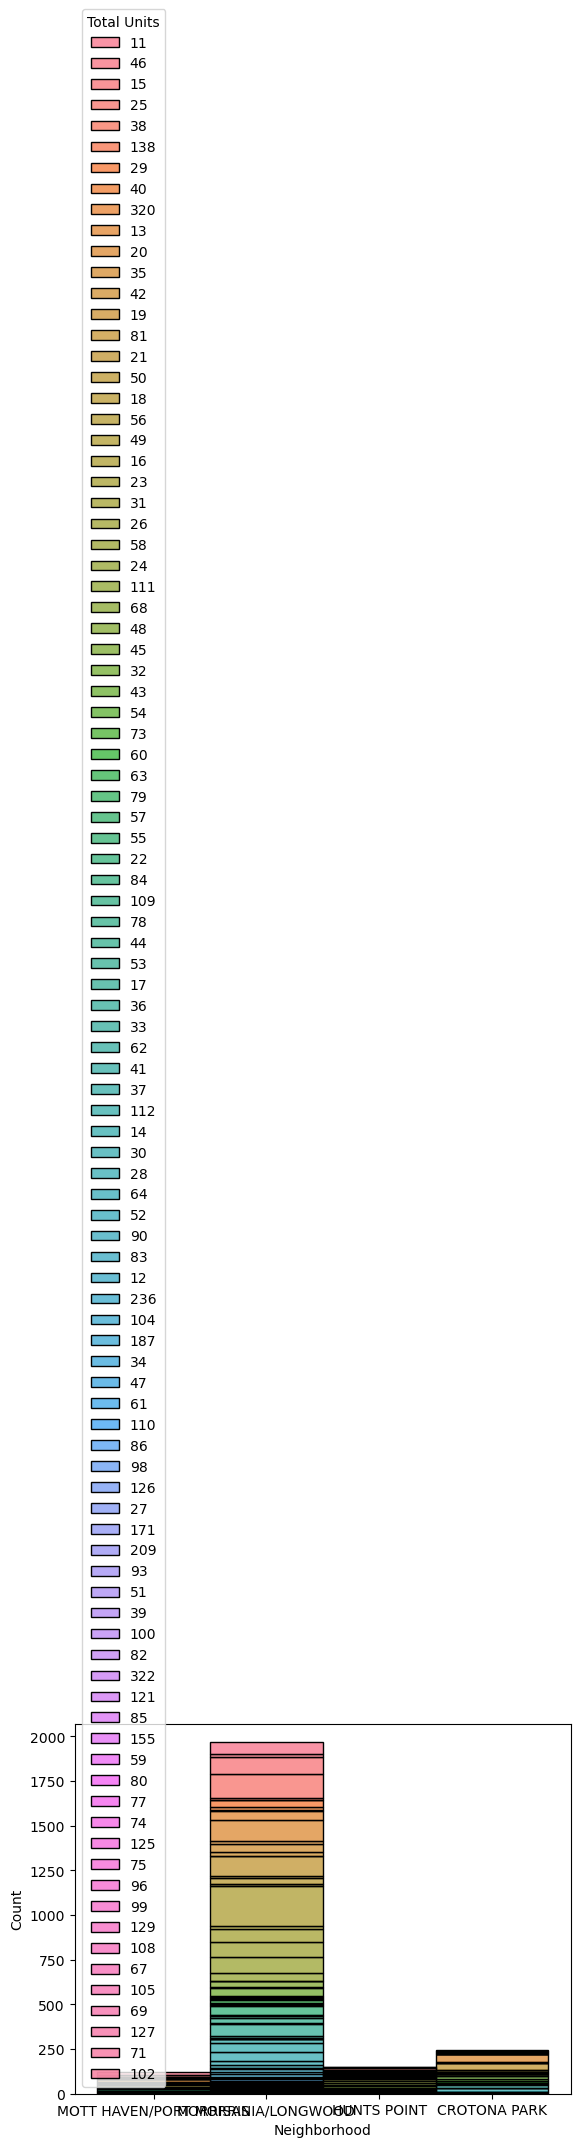
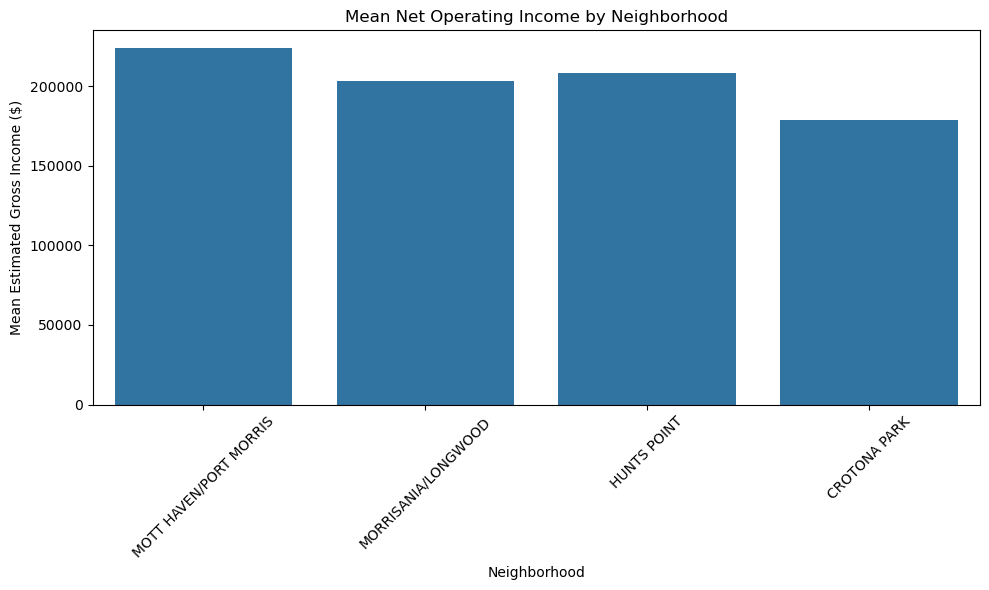
The change to this notebook cell's code, shown as a diff; its figure went from the first image to the second:
--- before
+++ after
@@ -1,6 +1,20 @@
+# Clean the string formatted numbers into floats
+filtered_neighborhoods['Net Operating Income'] = filtered_neighborhoods['Net Operating Income'].astype(str).str.replace(',', '').astype(float)
+
+# Create a bar chart showing the mean automatically
+plt.figure(figsize=(10, 6))
 sns.barplot(
-    data = filtered_neighborhoods,
-    x = 'Neighborhood',
-    y = '',
-    hue = ''
+    data=filtered_neighborhoods,
+    x='Neighborhood', 
+    y='Net Operating Income', 
+    errorbar=None
 )
+# Format the chart labels
+plt.title('Mean Net Operating Income by Neighborhood')
+plt.xlabel('Neighborhood')
+plt.ylabel('Mean Estimated Gross Income ($)')
+plt.xticks(rotation=45)
+plt.tight_layout()
+
+# Display the plot
+plt.show()

Commit: Added chart for net operating income